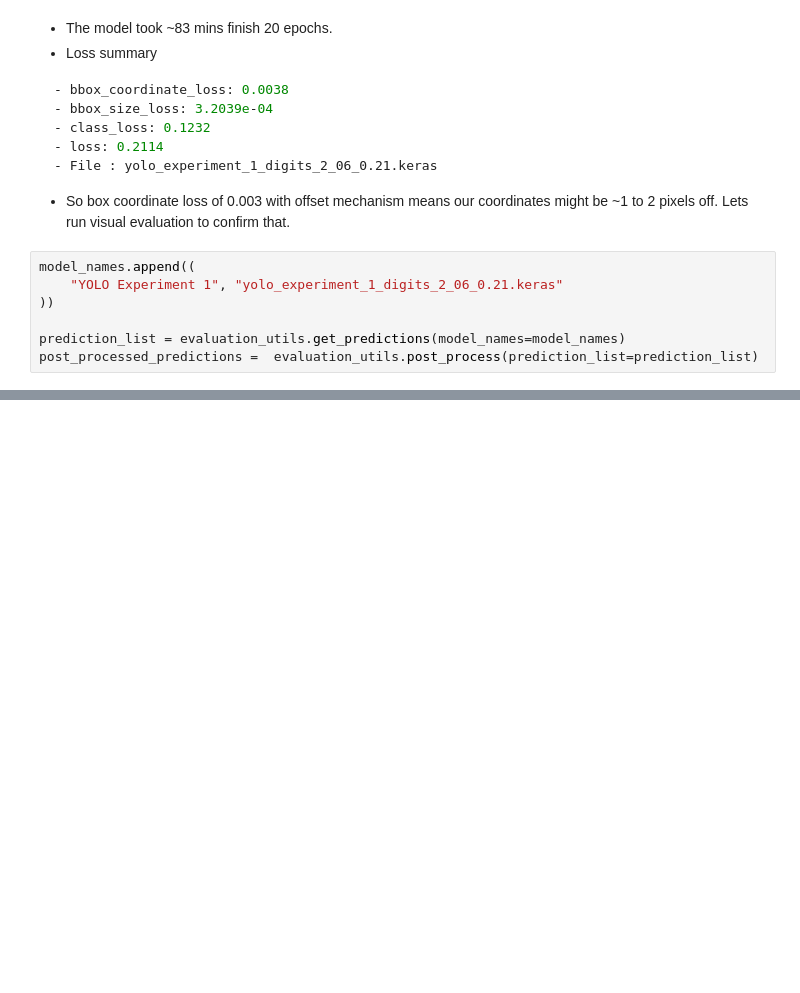
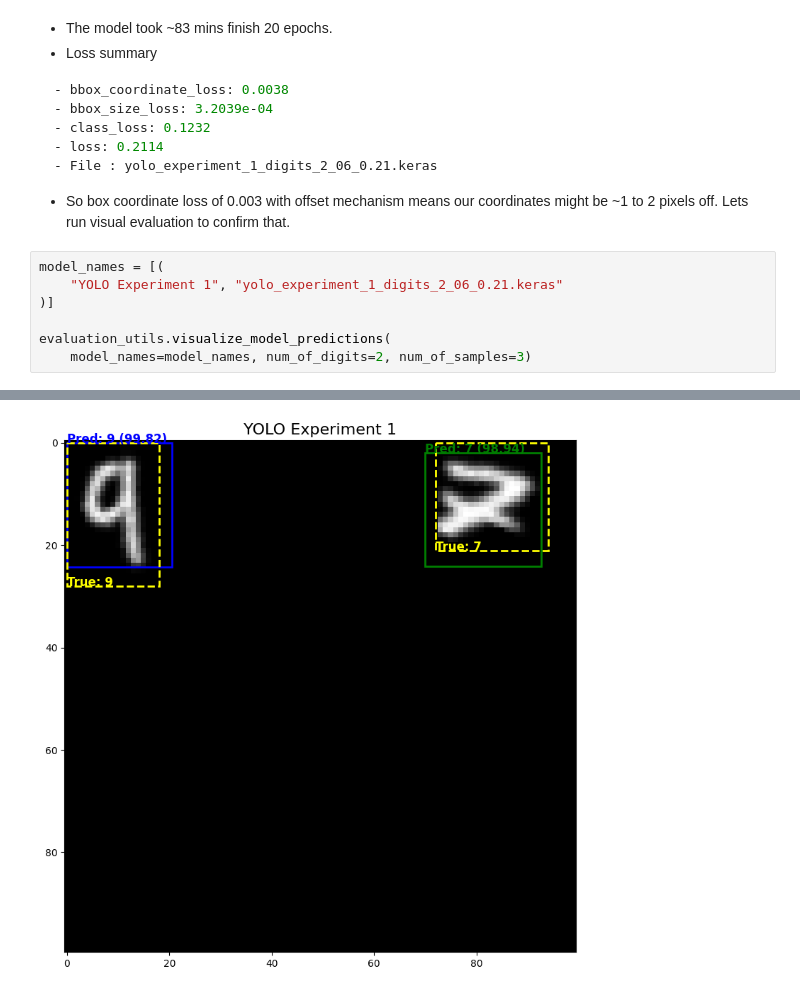
Before and after one commit to gaurangdave/mnist_object_detection, a Jupyter notebook: notebooks/08_yolo_training_evaluation.ipynb, the cells around one changed output, grey strips where cells are left out. Cells and saved outputs as stored; diff of their text form; blank space fills up the shorter version.

Commit message:
trained the model to predict bbox for 3 digits

````diff
--- a/notebooks/08_yolo_training_evaluation.ipynb
+++ b/notebooks/08_yolo_training_evaluation.ipynb
@@ -160,10 +169,10 @@ Epoch 20: loss did not improve from 0.15555
 ```
 * So box coordinate loss of 0.003 with offset mechanism means our coordinates might be ~1 to 2 pixels off. Lets run visual evaluation to confirm that.
 # %%
-model_names.append((
+model_names = [(
     "YOLO Experiment 1", "yolo_experiment_1_digits_2_06_0.21.keras"
-))
+)]
 
-prediction_list = evaluation_utils.get_predictions(model_names=model_names)
-post_processed_predictions =  evaluation_utils.post_process(prediction_list=prediction_list)
+evaluation_utils.visualize_model_predictions(
+    model_names=model_names, num_of_digits=2, num_of_samples=3)
 # %% [output]
@@ -170,0 +180 @@ post_processed_predictions =  evaluation_utils.post_process(prediction_list=pred
+[figure, added]
````
Also changed, not shown: parts of 15 cells of this notebook, 2 other files.
